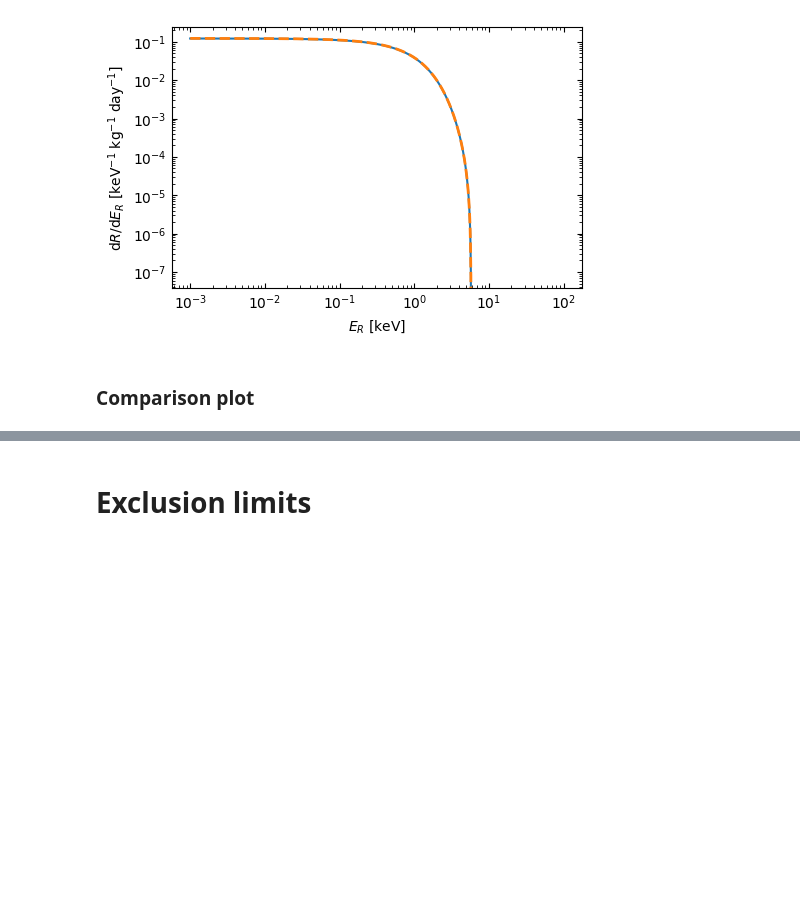
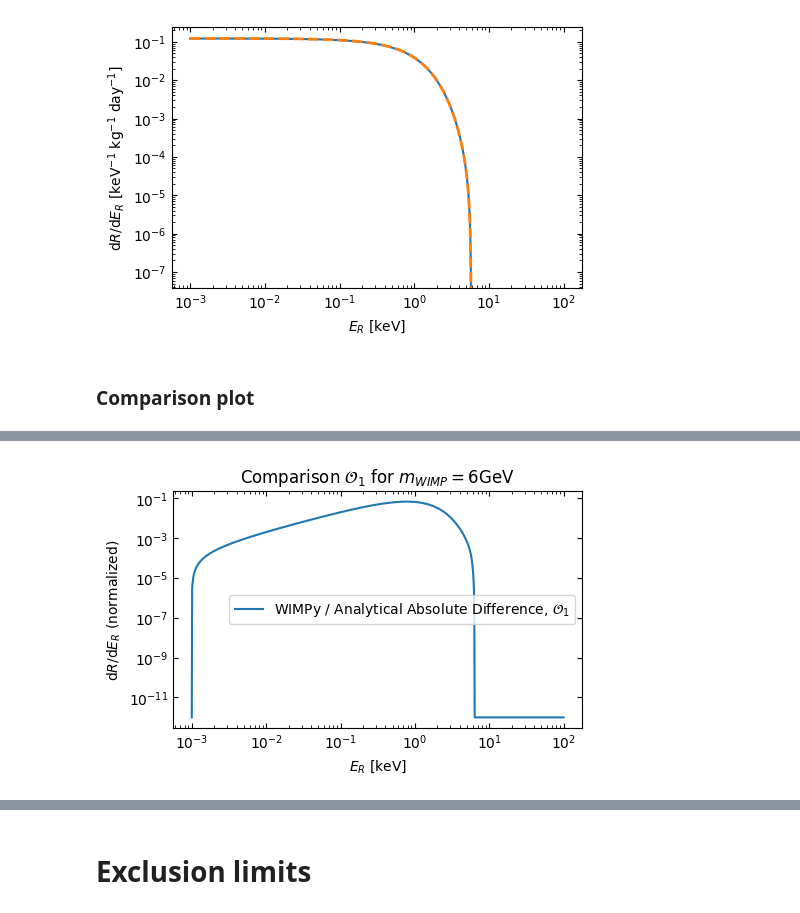
Before and after one commit to tiagocamison/WIMP-LEGEND, a Jupyter notebook: WIMP_O1_spectrum.ipynb, the cells around one changed output, grey strips where cells are left out. Drawn from its saved outputs; the diff is of its cells as text; code cells hidden in the pictures; blank space fills up the shorter version.

```diff
--- a/WIMP_O1_spectrum.ipynb
+++ b/WIMP_O1_spectrum.ipynb
@@ -330,0 +340,17 @@ fig.tight_layout()
+# %%
+difference = abs(R_SI_NREFT/R_SI_NREFT[0] - own_flux/own_flux[0]) + 1e-12
+
+fig, ax = plt.subplots(figsize=(1.5 * (3 + 3/8), 3 + 3/8))
+
+ax.loglog(E_list, difference, label=r"WIMPy / Analytical Absolute Difference, $\mathcal{O}_1$")
+ax.set_xlabel(r'$E_R$ [keV]')
+ax.set_ylabel(r'$\mathrm{d}R/\mathrm{d}E_R$ (normalized)')
+
+plt.title(r"Comparison $\mathcal{O}_1$ for $m_{WIMP} = 6 \mathrm{GeV}$")
+ax.legend()
+
+ax.tick_params(which='both', direction='in', right=True, top=True)
+fig.tight_layout()
+plt.show()
+# %% [output]
+[figure, added]
```
Also changed, not shown: parts of 17 cells of this notebook, 1 other file.
